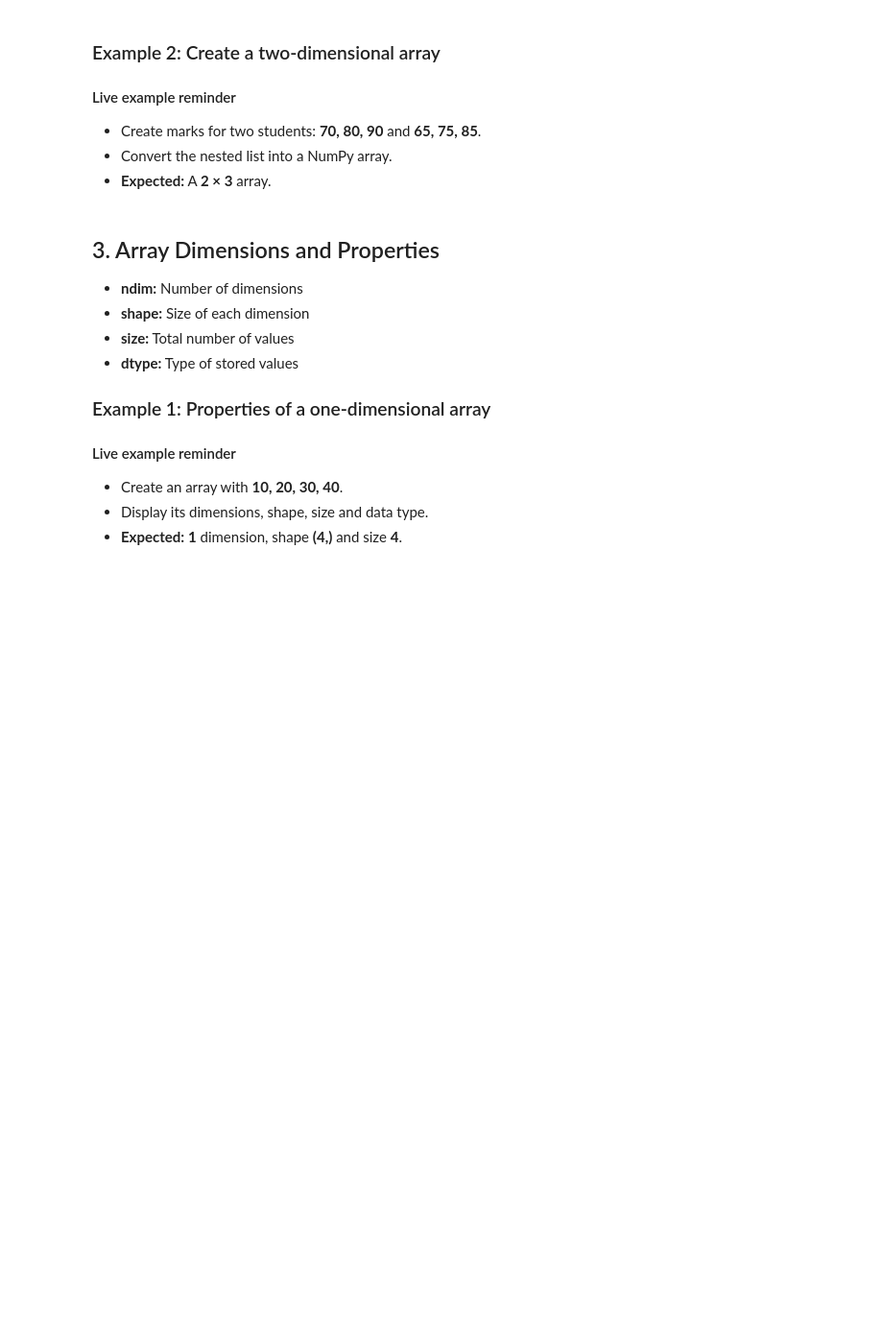
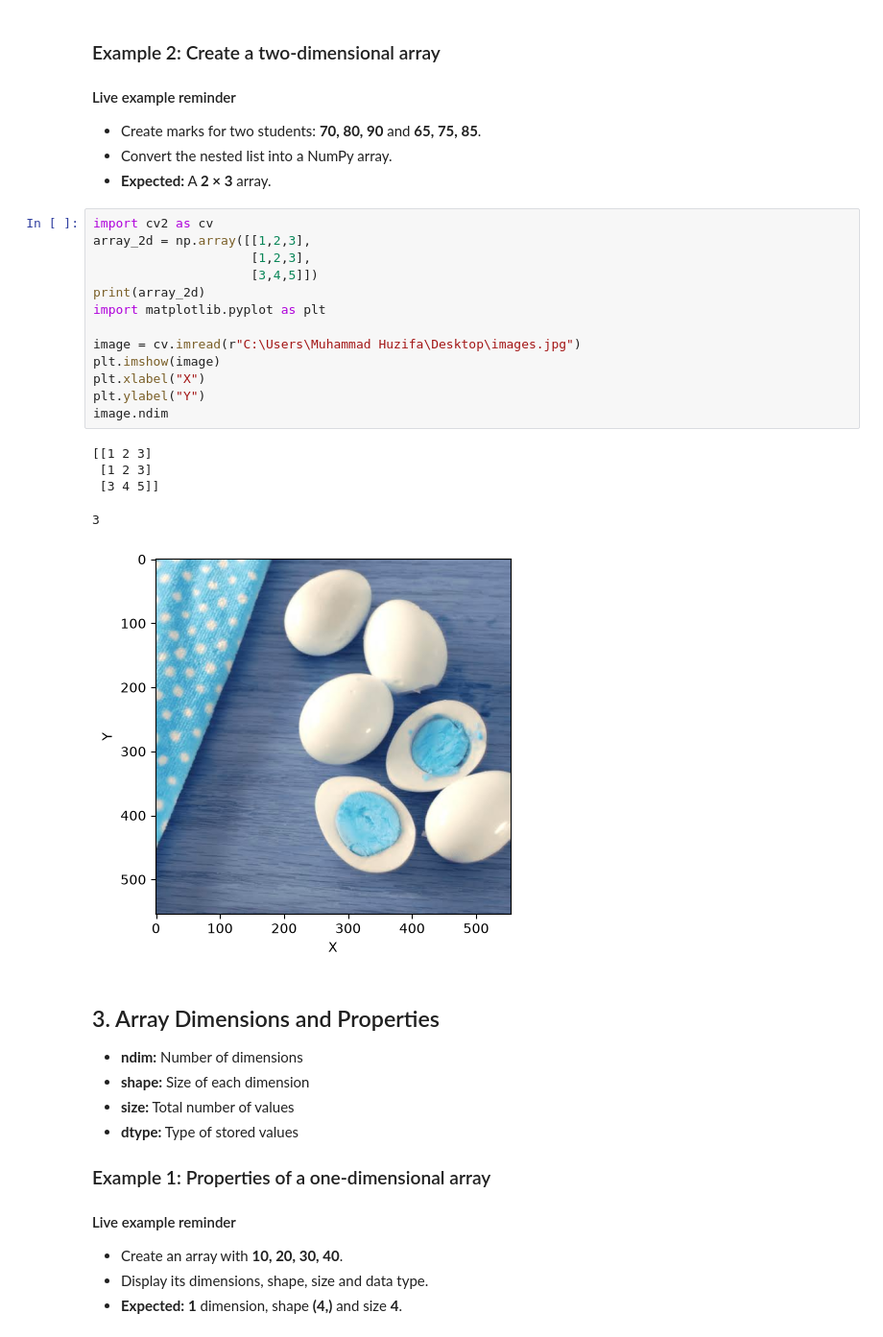
Before and after one commit to Muhammad-Huzifa/Cloud-Computing-AI-Course, a Jupyter notebook: Week-3/Code/numpy.ipynb, the cells around one changed output. Shown at 96% size. Saved outputs shown, nothing was run; the diff lists cells and outputs as text; blank space fills up the shorter version.

```diff
--- a/Week-3/Code/numpy.ipynb
+++ b/Week-3/Code/numpy.ipynb
@@ -47,6 +97,25 @@ The array function converts a Python list into a NumPy array.
 - Create marks for two students: **70, 80, 90** and **65, 75, 85**.
 - Convert the nested list into a NumPy array.
 - **Expected:** A **2 × 3** array.
+# %%
+import cv2 as cv
+array_2d = np.array([[1,2,3],
+                     [1,2,3],
+                     [3,4,5]])
+print(array_2d)
+import matplotlib.pyplot as plt
+
+image = cv.imread(r"C:\Users\Muhammad Huzifa\Desktop\images.jpg")
+plt.imshow(image)
+plt.xlabel("X")
+plt.ylabel("Y")
+image.ndim
+# %% [output]
+[[1 2 3]
+ [1 2 3]
+ [3 4 5]]
+3
+[figure, added]
 # %% [markdown]
 ## 3. Array Dimensions and Properties
 
```
Also changed, not shown: parts of 5 cells of this notebook, 4 other files.
